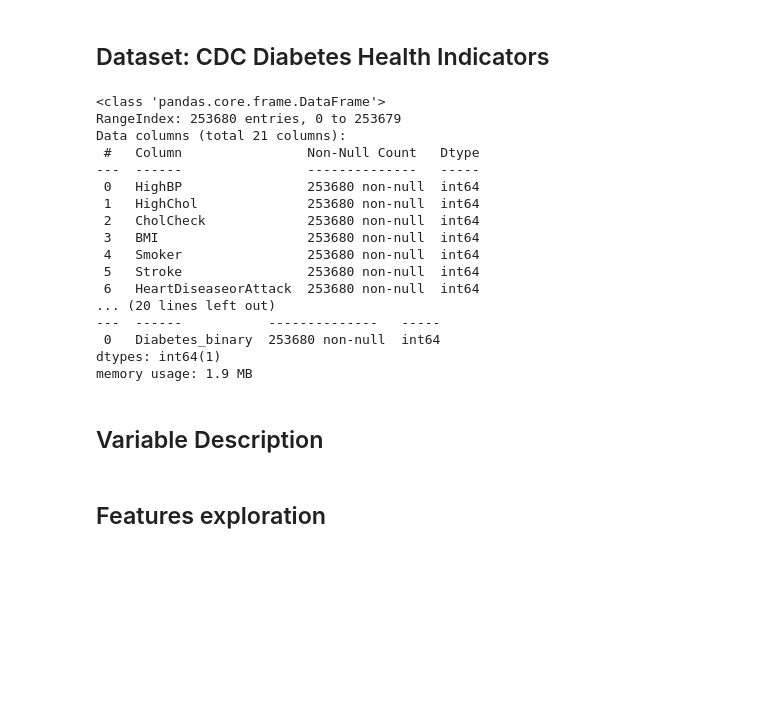
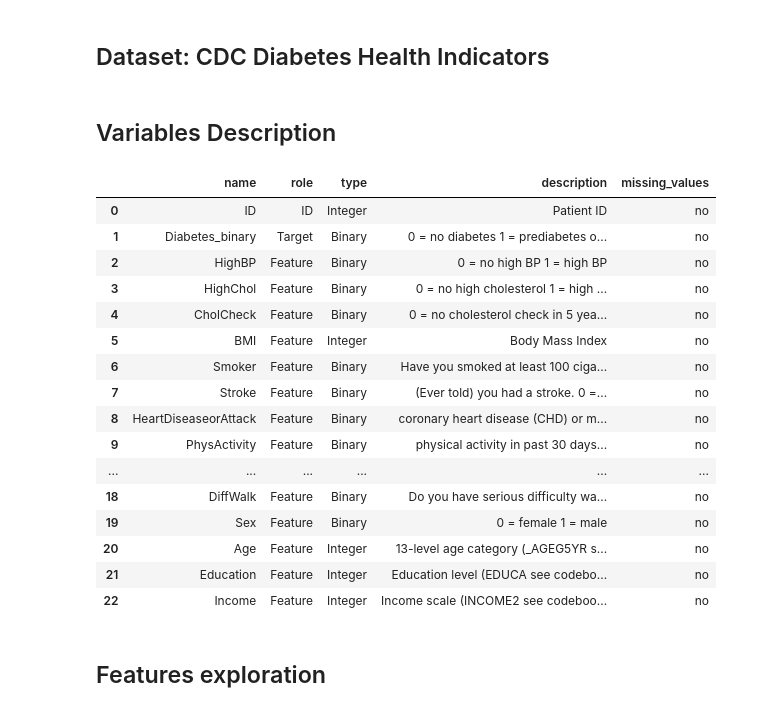
Before and after one commit to matiz22/DimensionalityReduction, a Jupyter notebook: main.ipynb, the cells around one changed output. Cells and saved outputs as stored; diff of their text form; code cells hidden in the pictures; blank space fills up the shorter version.

Commit message:
data preparation and variables showcase

```diff
--- a/main.ipynb
+++ b/main.ipynb
@@ -7,26 +16,35 @@ cdc_diabetes_health_indicators = fetch_ucirepo(id=891)
 
 X = cdc_diabetes_health_indicators.data.features
 y = cdc_diabetes_health_indicators.data.targets
+
+df = pd.concat([X, y], axis=1)
-# %% [output]
-<class 'pandas.core.frame.DataFrame'>
-RangeIndex: 253680 entries, 0 to 253679
-Data columns (total 21 columns):
- #   Column                Non-Null Count   Dtype
----  ------                --------------   -----
- 0   HighBP                253680 non-null  int64
- 1   HighChol              253680 non-null  int64
- 2   CholCheck             253680 non-null  int64
- 3   BMI                   253680 non-null  int64
- 4   Smoker                253680 non-null  int64
- 5   Stroke                253680 non-null  int64
- 6   HeartDiseaseorAttack  253680 non-null  int64
-... (20 lines left out)
----  ------           --------------   -----
- 0   Diabetes_binary  253680 non-null  int64
-dtypes: int64(1)
-memory usage: 1.9 MB
 # %% [markdown]
-## Variable Description
+## Variables Description
+# %%
+with pd.option_context("display.max_colwidth", None):
+    display(
+        cdc_diabetes_health_indicators.variables.drop(
+            columns=["demographic", "units"]
+        )
+    )
+# %% [output]
+|  | name | role | type | description | missing_values |
+| 0 | ID | ID | Integer | Patient ID | no |
+| 1 | Diabetes_binary | Target | Binary | 0 = no diabetes 1 = prediabetes o... | no |
+| 2 | HighBP | Feature | Binary | 0 = no high BP 1 = high BP | no |
+| 3 | HighChol | Feature | Binary | 0 = no high cholesterol 1 = high ... | no |
+| 4 | CholCheck | Feature | Binary | 0 = no cholesterol check in 5 yea... | no |
+| 5 | BMI | Feature | Integer | Body Mass Index | no |
+| 6 | Smoker | Feature | Binary | Have you smoked at least 100 ciga... | no |
+| 7 | Stroke | Feature | Binary | (Ever told) you had a stroke. 0 =... | no |
+| 8 | HeartDiseaseorAttack | Feature | Binary | coronary heart disease (CHD) or m... | no |
+| 9 | PhysActivity | Feature | Binary | physical activity in past 30 days... | no |
+| ... | ... | ... | ... | ... | ... |
+| 18 | DiffWalk | Feature | Binary | Do you have serious difficulty wa... | no |
+| 19 | Sex | Feature | Binary | 0 = female 1 = male | no |
+| 20 | Age | Feature | Integer | 13-level age category (_AGEG5YR s... | no |
+| 21 | Education | Feature | Integer | Education level (EDUCA see codebo... | no |
+| 22 | Income | Feature | Integer | Income scale (INCOME2 see codeboo... | no |
 # %% [markdown]
 ## Features exploration
 # %%
```
Also changed, not shown: parts of 14 cells of this notebook.
